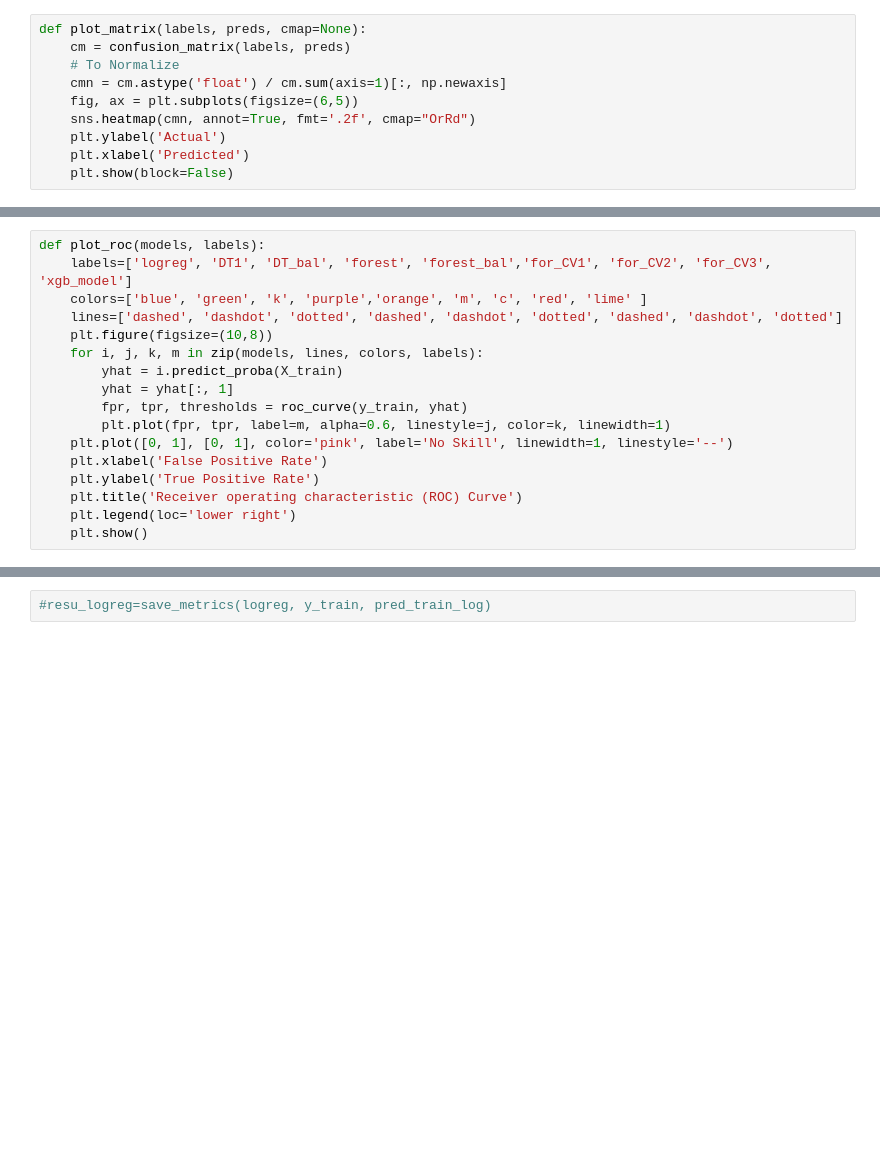
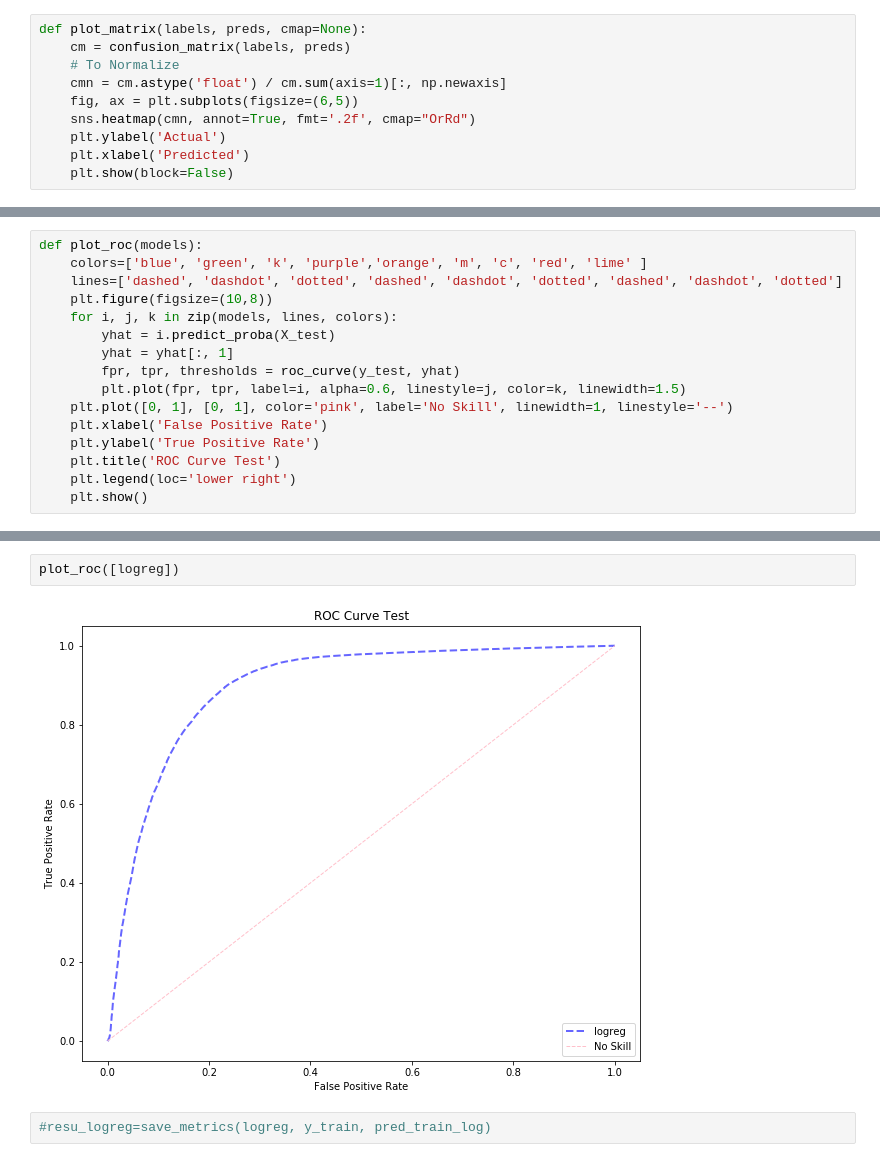
Before and after one commit to MNLKuzmin/Phase3project, a Jupyter notebook: CovidNotebook.ipynb, the cells around one changed output, grey strips where cells are left out. Cells and saved outputs as stored; diff of their text form; blank space fills up the shorter version.

```diff
--- a/CovidNotebook.ipynb
+++ b/CovidNotebook.ipynb
@@ -574,20 +588,19 @@ def model_results(model):
         plot_matrix(y_test, y_preds_test)
         plt.show()
 # %%
-def plot_roc(models, labels):
-    labels=['logreg', 'DT1', 'DT_bal', 'forest', 'forest_bal','for_CV1', 'for_CV2', 'for_CV3', 'xgb_model']
+def plot_roc(models):
     colors=['blue', 'green', 'k', 'purple','orange', 'm', 'c', 'red', 'lime' ]
     lines=['dashed', 'dashdot', 'dotted', 'dashed', 'dashdot', 'dotted', 'dashed', 'dashdot', 'dotted']
     plt.figure(figsize=(10,8))
-    for i, j, k, m in zip(models, lines, colors, labels):
-        yhat = i.predict_proba(X_train)
+    for i, j, k in zip(models, lines, colors):
+        yhat = i.predict_proba(X_test)
         yhat = yhat[:, 1]
-        fpr, tpr, thresholds = roc_curve(y_train, yhat)
-        plt.plot(fpr, tpr, label=m, alpha=0.6, linestyle=j, color=k, linewidth=1)
+        fpr, tpr, thresholds = roc_curve(y_test, yhat)
+        plt.plot(fpr, tpr, label=i, alpha=0.6, linestyle=j, color=k, linewidth=1.5)
     plt.plot([0, 1], [0, 1], color='pink', label='No Skill', linewidth=1, linestyle='--')
     plt.xlabel('False Positive Rate')
     plt.ylabel('True Positive Rate')
-    plt.title('Receiver operating characteristic (ROC) Curve')
+    plt.title('ROC Curve Test')
     plt.legend(loc='lower right')
     plt.show()
 # %%
@@ -647,3 +642,7 @@ compare_roc(logreg)
+# %%
+plot_roc([logreg])
+# %% [output]
+[figure, added]
 # %%
 #resu_logreg=save_metrics(logreg, y_train, pred_train_log)
 # %%
```
Also changed, not shown: parts of 122 cells of this notebook.
